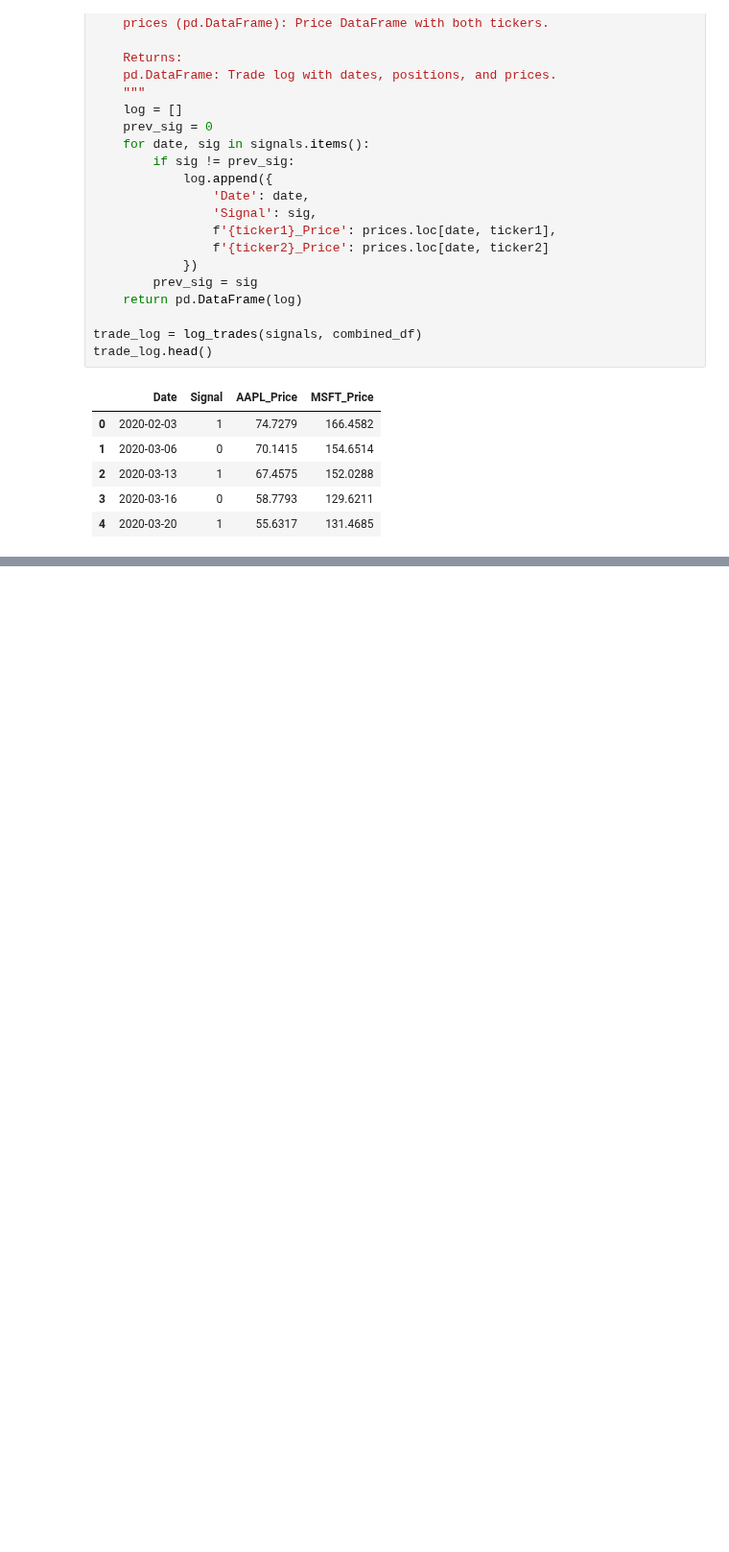
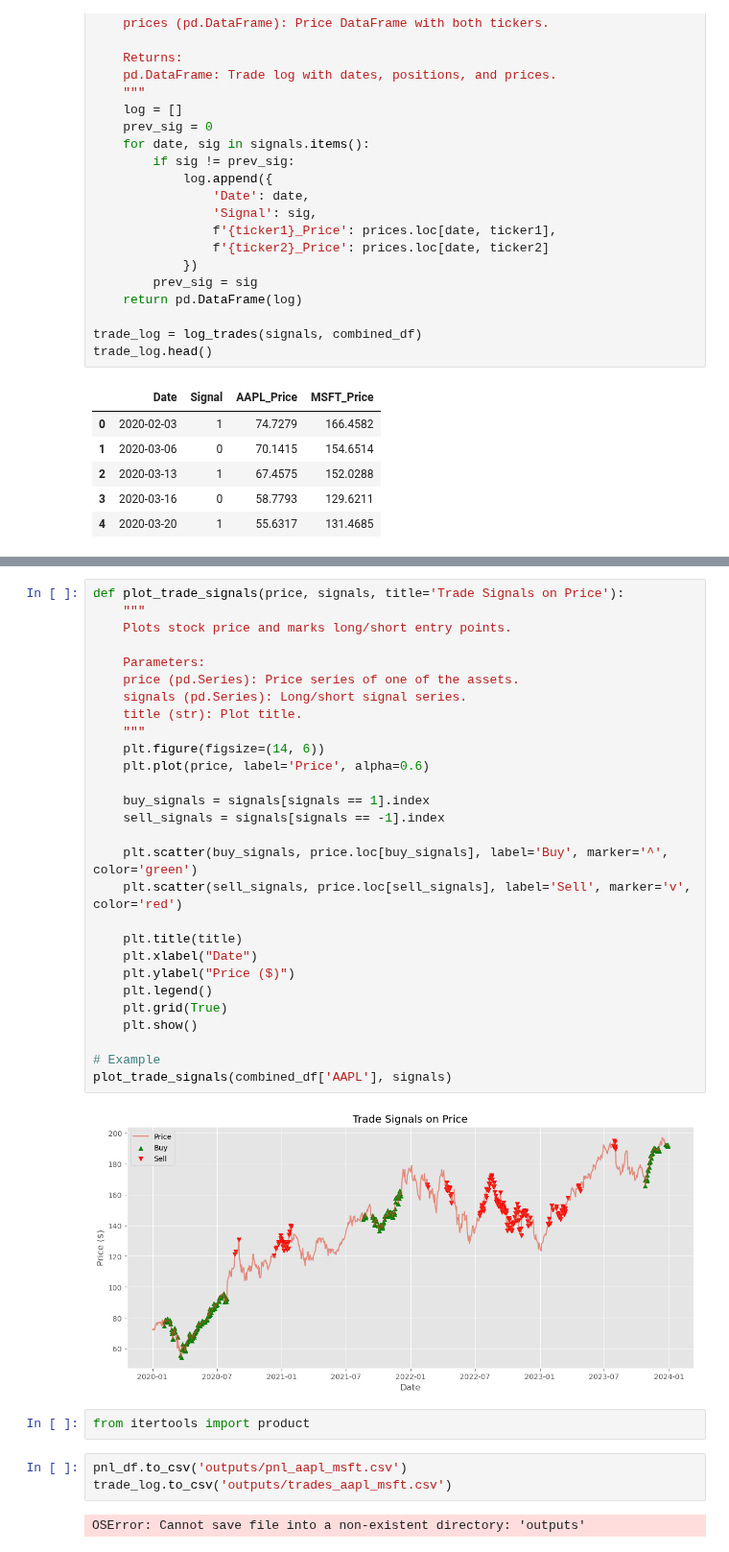
Before and after one commit to vanshdiora21/projects, a Jupyter notebook: pairs_trading_strategy/notebooks/analysis.ipynb, the cells around one changed output, grey strips where cells are left out. Shown at 96% size. Drawn from its saved outputs; the diff is of its cells as text; blank space fills up the shorter version.

```diff
--- a/pairs_trading_strategy/notebooks/analysis.ipynb
+++ b/pairs_trading_strategy/notebooks/analysis.ipynb
@@ -423,0 +459,37 @@ for k, v in metrics.items():
+# %%
+def plot_trade_signals(price, signals, title='Trade Signals on Price'):
+    """
+    Plots stock price and marks long/short entry points.
+
+    Parameters:
+    price (pd.Series): Price series of one of the assets.
+    signals (pd.Series): Long/short signal series.
+    title (str): Plot title.
+    """
+    plt.figure(figsize=(14, 6))
+    plt.plot(price, label='Price', alpha=0.6)
+
+    buy_signals = signals[signals == 1].index
+    sell_signals = signals[signals == -1].index
+
+    plt.scatter(buy_signals, price.loc[buy_signals], label='Buy', marker='^', color='green')
+    plt.scatter(sell_signals, price.loc[sell_signals], label='Sell', marker='v', color='red')
+
+    plt.title(title)
+    plt.xlabel("Date")
+    plt.ylabel("Price ($)")
+    plt.legend()
+    plt.grid(True)
+    plt.show()
+
+# Example
+plot_trade_signals(combined_df['AAPL'], signals)
+# %% [output]
+[figure, added]
+# %%
+from itertools import product
+# %%
+pnl_df.to_csv('outputs/pnl_aapl_msft.csv')
+trade_log.to_csv('outputs/trades_aapl_msft.csv')
+# %% [output]
+OSError: Cannot save file into a non-existent directory: 'outputs'
```
Also changed, not shown: parts of 3 cells of this notebook, 3 other files.
